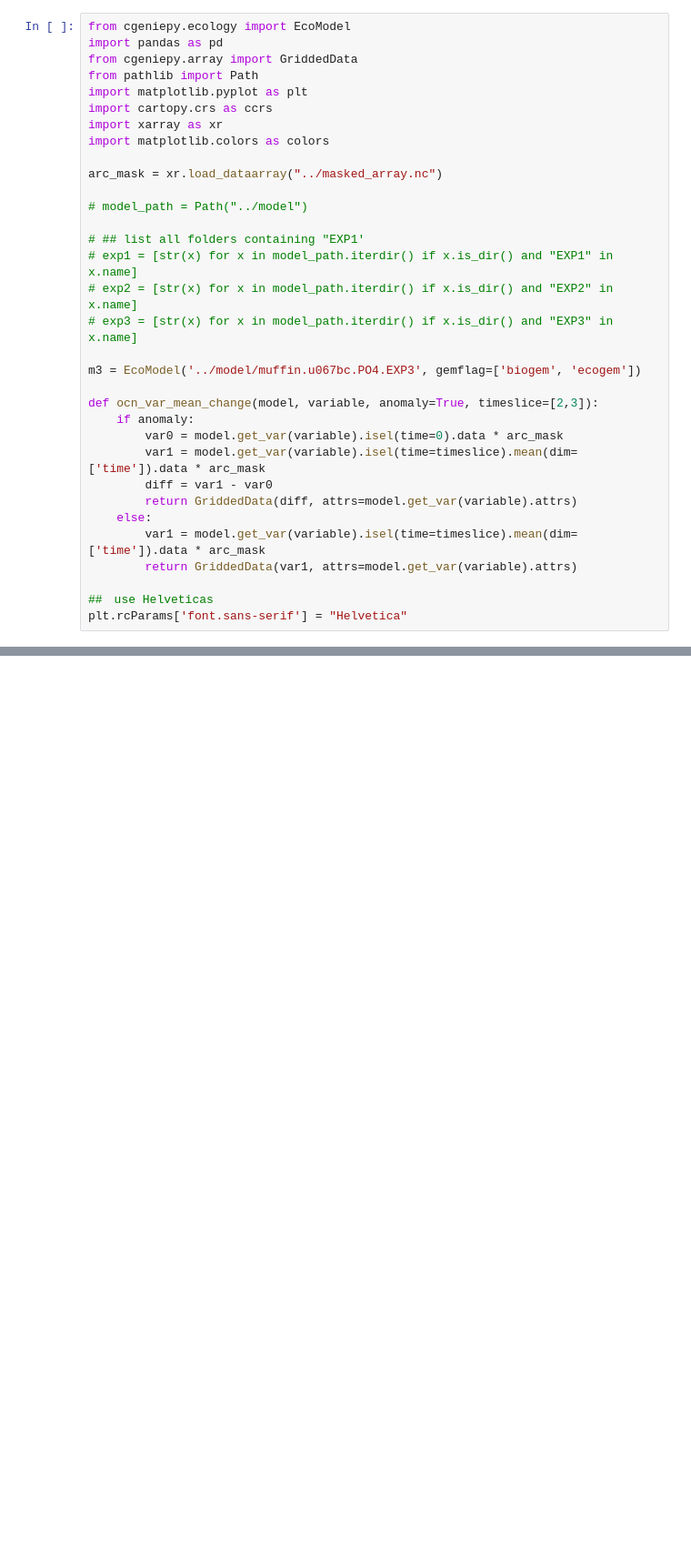
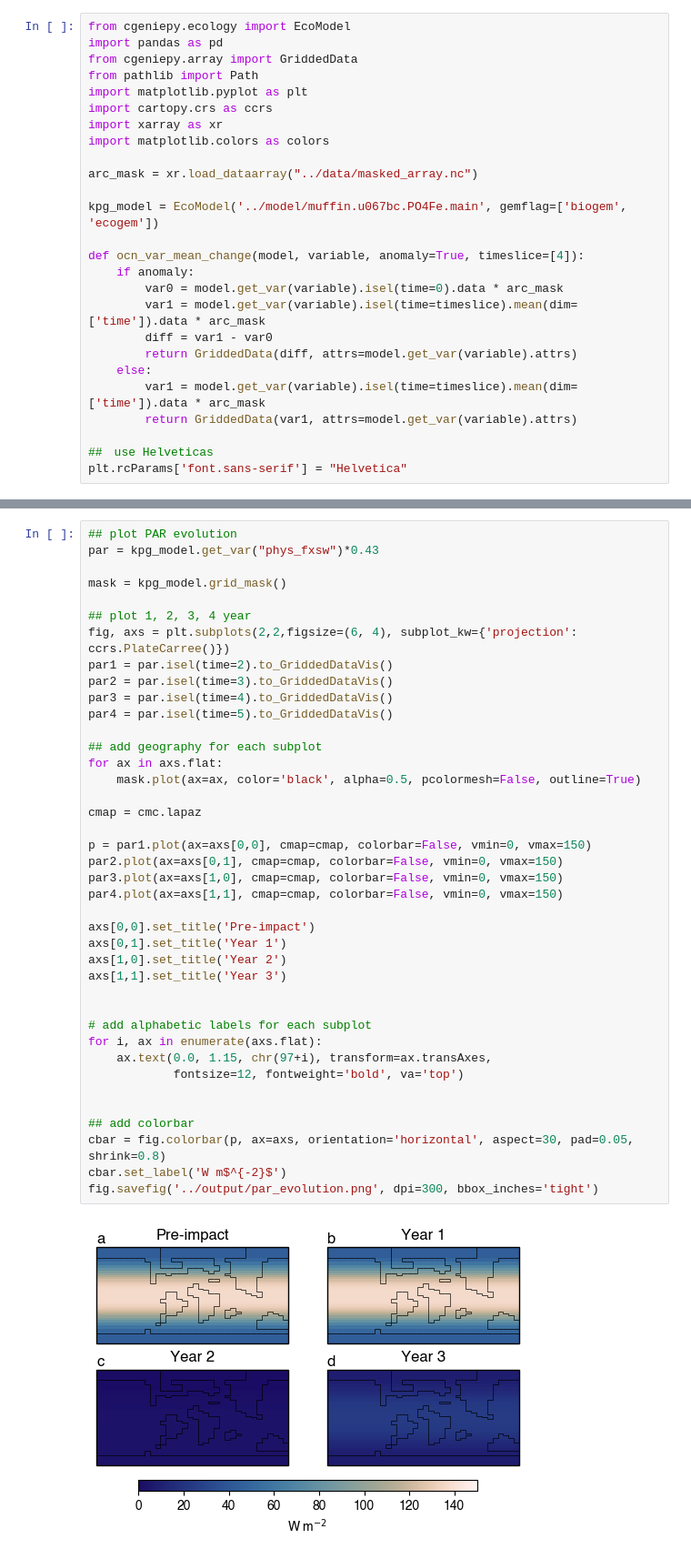
Before and after one commit to ruiying-ocean/kpg_selectivity, a Jupyter notebook: code/plot_maps.ipynb, the cells around one changed output, grey strips where cells are left out. Shown at 91% size. Saved outputs shown, nothing was run; the diff lists cells and outputs as text; blank space fills up the shorter version.

```diff
--- a/code/plot_maps.ipynb
+++ b/code/plot_maps.ipynb
@@ -8,18 +8,11 @@ import cartopy.crs as ccrs
 import xarray as xr
 import matplotlib.colors as colors
 
-arc_mask = xr.load_dataarray("../masked_array.nc")
+arc_mask = xr.load_dataarray("../data/masked_array.nc")
 
-# model_path = Path("../model")
+kpg_model = EcoModel('../model/muffin.u067bc.PO4Fe.main', gemflag=['biogem', 'ecogem'])
 
-# ## list all folders containing "EXP1'
-# exp1 = [str(x) for x in model_path.iterdir() if x.is_dir() and "EXP1" in x.name]
-# exp2 = [str(x) for x in model_path.iterdir() if x.is_dir() and "EXP2" in x.name]
-# exp3 = [str(x) for x in model_path.iterdir() if x.is_dir() and "EXP3" in x.name]
-
-m3 = EcoModel('../model/muffin.u067bc.PO4.EXP3', gemflag=['biogem', 'ecogem'])
-
-def ocn_var_mean_change(model, variable, anomaly=True, timeslice=[2,3]):
+def ocn_var_mean_change(model, variable, anomaly=True, timeslice=[4]):
     if anomaly:
         var0 = model.get_var(variable).isel(time=0).data * arc_mask
         var1 = model.get_var(variable).isel(time=timeslice).mean(dim=['time']).data * arc_mask
@@ -138,3 +129,45 @@ plt.savefig('../output/poc_diff.png', dpi=300, bbox_inches='tight')
 # par = fxsw * par_frac
 
 # np.savetxt('../data/muffin.u067bc.PO4.PAR.txt', par.array.values, fmt='%.2f', delimiter='\t')
+# %%
+## plot PAR evolution
+par = kpg_model.get_var("phys_fxsw")*0.43
+
+mask = kpg_model.grid_mask()
+
+## plot 1, 2, 3, 4 year
+fig, axs = plt.subplots(2,2,figsize=(6, 4), subplot_kw={'projection': ccrs.PlateCarree()})
+par1 = par.isel(time=2).to_GriddedDataVis()
+par2 = par.isel(time=3).to_GriddedDataVis()
+par3 = par.isel(time=4).to_GriddedDataVis()
+par4 = par.isel(time=5).to_GriddedDataVis()
+
+## add geography for each subplot
+for ax in axs.flat:
+    mask.plot(ax=ax, color='black', alpha=0.5, pcolormesh=False, outline=True)
+
+cmap = cmc.lapaz
+
+p = par1.plot(ax=axs[0,0], cmap=cmap, colorbar=False, vmin=0, vmax=150)
+par2.plot(ax=axs[0,1], cmap=cmap, colorbar=False, vmin=0, vmax=150)
+par3.plot(ax=axs[1,0], cmap=cmap, colorbar=False, vmin=0, vmax=150)
+par4.plot(ax=axs[1,1], cmap=cmap, colorbar=False, vmin=0, vmax=150)
+
+axs[0,0].set_title('Pre-impact')
+axs[0,1].set_title('Year 1')
+axs[1,0].set_title('Year 2')
+axs[1,1].set_title('Year 3')
+
+
+# add alphabetic labels for each subplot
+for i, ax in enumerate(axs.flat):
+    ax.text(0.0, 1.15, chr(97+i), transform=ax.transAxes,
+            fontsize=12, fontweight='bold', va='top')
+
+
+## add colorbar
+cbar = fig.colorbar(p, ax=axs, orientation='horizontal', aspect=30, pad=0.05, shrink=0.8)
+cbar.set_label('W m$^{-2}$')
+fig.savefig('../output/par_evolution.png', dpi=300, bbox_inches='tight')
+# %% [output]
+[figure, added]
```
Also changed, not shown: parts of 4 cells of this notebook, 31 other files.
